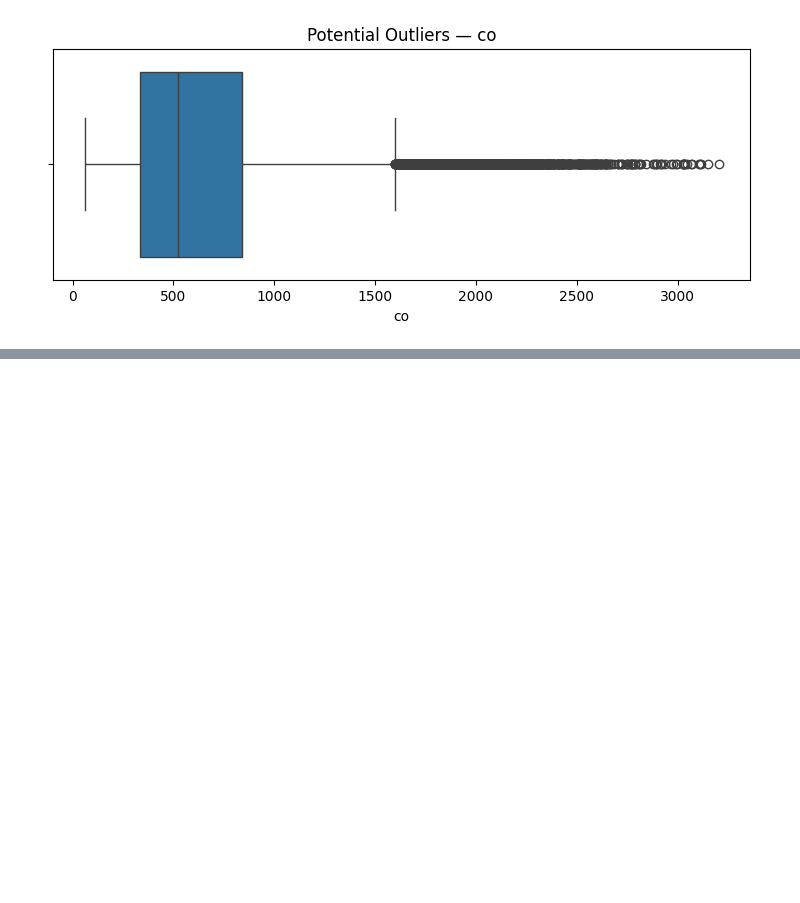
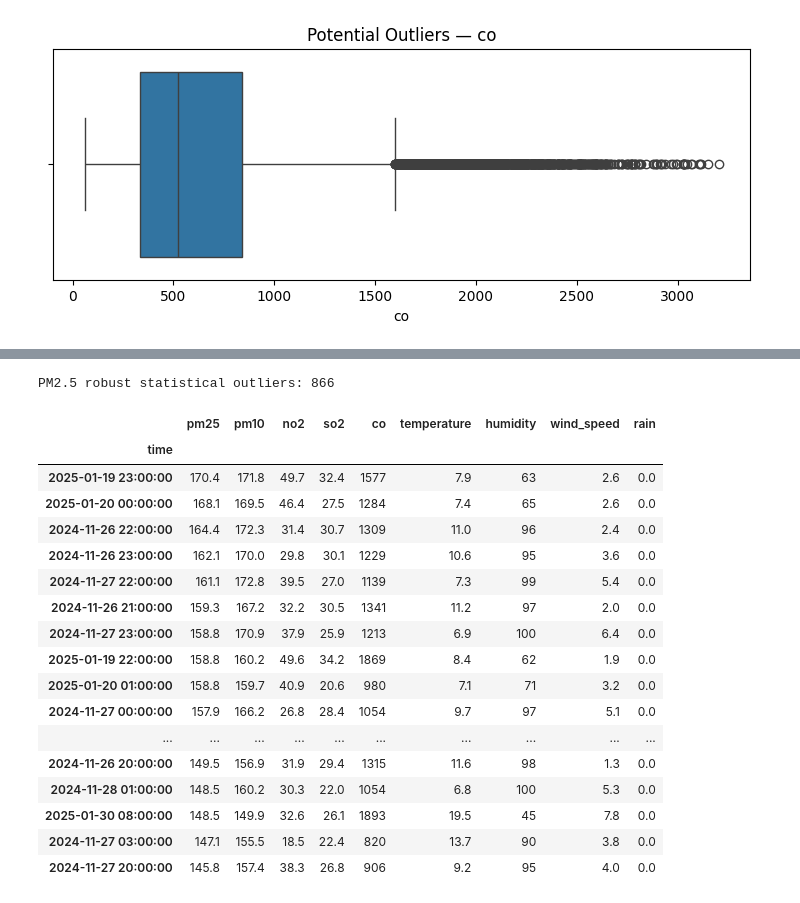
Before and after one commit to rubeshnpl13/Kathmandu-Air-Quality-Intelligence, a Jupyter notebook: notebooks/02_data_quality_cleaning.ipynb, the cells around one changed output, grey strips where cells are left out. Saved outputs shown, nothing was run; the diff lists cells and outputs as text; code cells hidden in the pictures; blank space fills up the shorter version.

```diff
--- a/notebooks/02_data_quality_cleaning.ipynb
+++ b/notebooks/02_data_quality_cleaning.ipynb
@@ -436,0 +503,52 @@ for pollutant in pollutants:
+# %%
+pm25_modified_z = modified_z_score(
+    df['pm25']
+)
+
+pm25_extreme_flag = (
+    np.abs(pm25_modified_z) > 3.5
+)
+
+print(
+    "PM2.5 robust statistical outliers:",
+    pm25_extreme_flag.sum()
+)
+# %% [output]
+PM2.5 robust statistical outliers: 866
+# %%
+#largest pollution observations
+df.nlargest(
+    20,
+    'pm25'
+)[
+    [
+        'pm25',
+        'pm10',
+        'no2',
+        'so2',
+        'co',
+        'temperature',
+        'humidity',
+        'wind_speed',
+        'rain'
+    ]
+]
+# %% [output]
+|  | pm25 | pm10 | no2 | so2 | co | temperature | humidity | wind_speed | rain |
+| time |  |  |  |  |  |  |  |  |  |
+| 2025-01-19 23:00:00 | 170.4 | 171.8 | 49.7 | 32.4 | 1577 | 7.9 | 63 | 2.6 | 0.0 |
+| 2025-01-20 00:00:00 | 168.1 | 169.5 | 46.4 | 27.5 | 1284 | 7.4 | 65 | 2.6 | 0.0 |
+| 2024-11-26 22:00:00 | 164.4 | 172.3 | 31.4 | 30.7 | 1309 | 11.0 | 96 | 2.4 | 0.0 |
+| 2024-11-26 23:00:00 | 162.1 | 170.0 | 29.8 | 30.1 | 1229 | 10.6 | 95 | 3.6 | 0.0 |
+| 2024-11-27 22:00:00 | 161.1 | 172.8 | 39.5 | 27.0 | 1139 | 7.3 | 99 | 5.4 | 0.0 |
+| 2024-11-26 21:00:00 | 159.3 | 167.2 | 32.2 | 30.5 | 1341 | 11.2 | 97 | 2.0 | 0.0 |
+| 2024-11-27 23:00:00 | 158.8 | 170.9 | 37.9 | 25.9 | 1213 | 6.9 | 100 | 6.4 | 0.0 |
+| 2025-01-19 22:00:00 | 158.8 | 160.2 | 49.6 | 34.2 | 1869 | 8.4 | 62 | 1.9 | 0.0 |
+| 2025-01-20 01:00:00 | 158.8 | 159.7 | 40.9 | 20.6 | 980 | 7.1 | 71 | 3.2 | 0.0 |
+| 2024-11-27 00:00:00 | 157.9 | 166.2 | 26.8 | 28.4 | 1054 | 9.7 | 97 | 5.1 | 0.0 |
+| ... | ... | ... | ... | ... | ... | ... | ... | ... | ... |
+| 2024-11-26 20:00:00 | 149.5 | 156.9 | 31.9 | 29.4 | 1315 | 11.6 | 98 | 1.3 | 0.0 |
+| 2024-11-28 01:00:00 | 148.5 | 160.2 | 30.3 | 22.0 | 1054 | 6.8 | 100 | 5.3 | 0.0 |
+| 2025-01-30 08:00:00 | 148.5 | 149.9 | 32.6 | 26.1 | 1893 | 19.5 | 45 | 7.8 | 0.0 |
+| 2024-11-27 03:00:00 | 147.1 | 155.5 | 18.5 | 22.4 | 820 | 13.7 | 90 | 3.8 | 0.0 |
+| 2024-11-27 20:00:00 | 145.8 | 157.4 | 38.3 | 26.8 | 906 | 9.2 | 95 | 4.0 | 0.0 |
```
Also changed, not shown: parts of 23 cells of this notebook, 1 other file.
